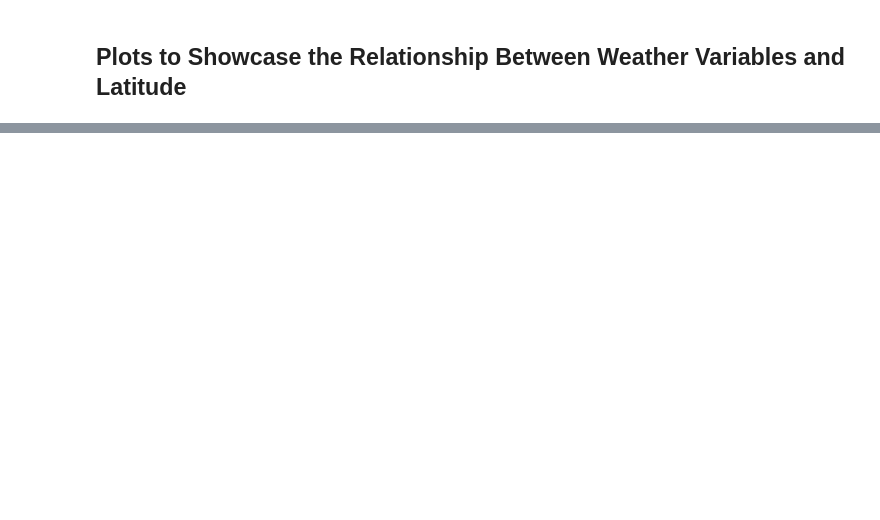
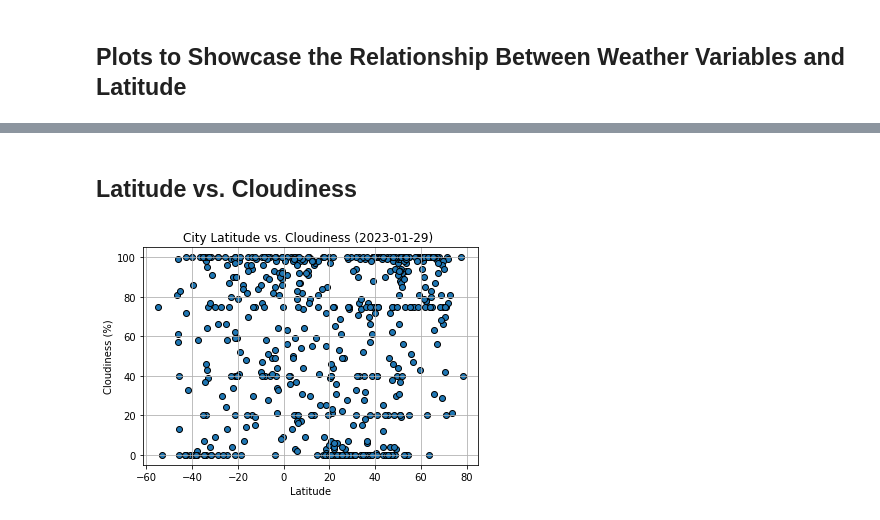
Before and after one commit to latoyawenzinger/Python-API-Challenge, a Jupyter notebook: WeatherPy/WeatherPy.ipynb, the cells around one changed output, grey strips where cells are left out. Cells and saved outputs as stored; diff of their text form; code cells hidden in the pictures; blank space fills up the shorter version.

```diff
--- a/WeatherPy/WeatherPy.ipynb
+++ b/WeatherPy/WeatherPy.ipynb
@@ -158,0 +209,16 @@ city_data_df.head()
+# %% [markdown]
+## Latitude vs. Cloudiness
+# %%
+#build scatter plot
+y_values = city_data_df["Cloudiness"]
+plt.scatter(x_values, y_values, linewidth=1, marker="o", edgecolors="black")
+plt.title(f"City Latitude vs. Cloudiness (%s) " % time.strftime("%Y-%m-%d"))
+plt.ylabel("Cloudiness (%)")
+plt.xlabel("Latitude")
+
+#incorporate other graph properties
+plt.grid()
+plt.savefig("output_data/Fig3.png")
+plt.show()
+# %% [output]
+[figure, added]
```
Also changed, not shown: parts of 20 cells of this notebook, 5 other files.
